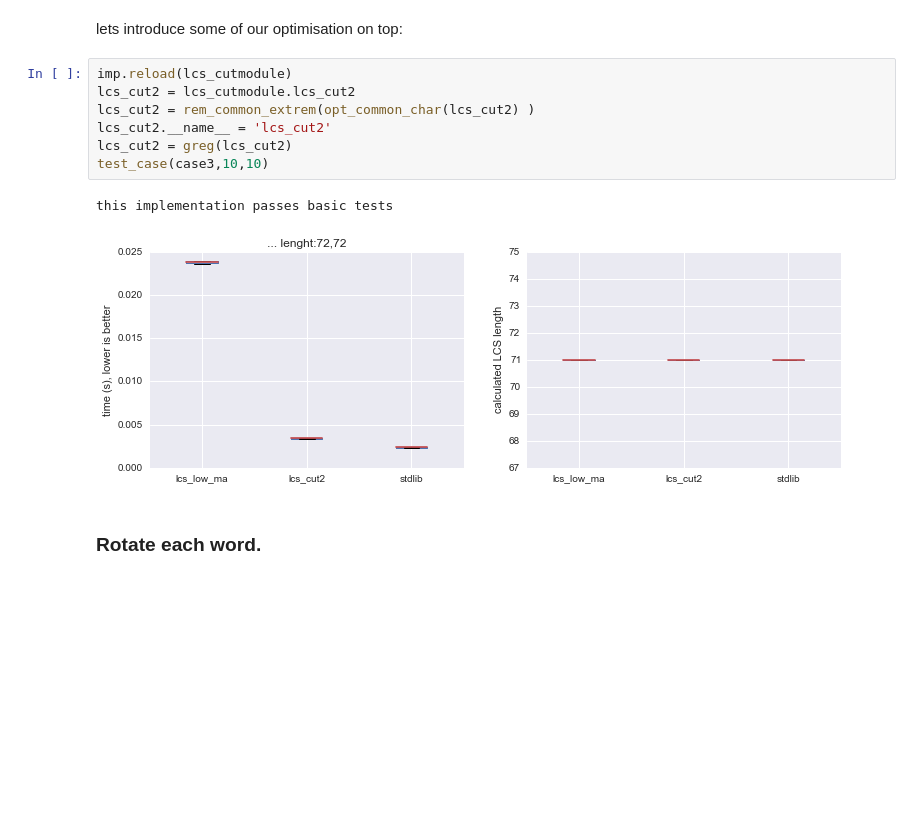
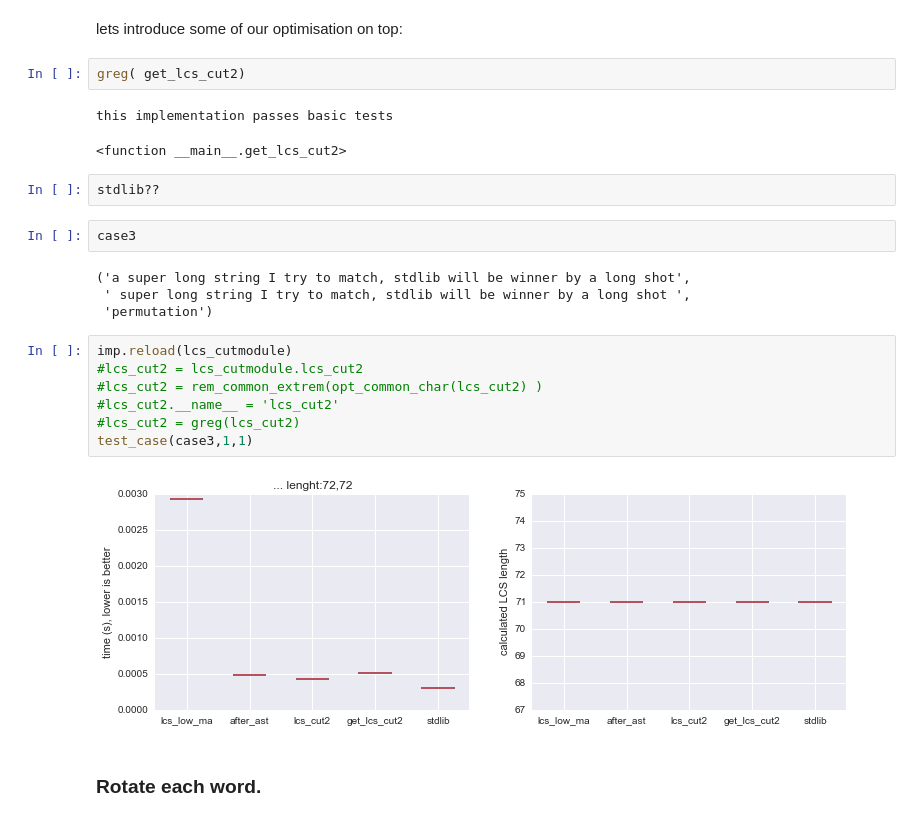
Before and after one commit to Carreau/difflib2.py, a Jupyter notebook: examples/difflib2.ipynb, the cells around one changed output. Saved outputs shown, nothing was run; the diff lists cells and outputs as text; blank space fills up the shorter version.

```diff
--- a/examples/difflib2.ipynb
+++ b/examples/difflib2.ipynb
@@ -526,16 +714,28 @@ del gdict['lcs_low_m']
 del gdict['lcs_cut']
 # %% [markdown]
 lets introduce some of our optimisation on  top:
+# %%
+greg( get_lcs_cut2)
+# %% [output]
+this implementation passes basic tests
+<function __main__.get_lcs_cut2>
+# %%
+stdlib??
+# %%
+case3
+# %% [output]
+('a super long string I try to match, stdlib will be winner by a long shot',
+ ' super long string I try to match, stdlib will be winner by a long shot ',
+ 'permutation')
 # %%
 imp.reload(lcs_cutmodule)
-lcs_cut2 = lcs_cutmodule.lcs_cut2
-lcs_cut2 = rem_common_extrem(opt_common_char(lcs_cut2) )
-lcs_cut2.__name__ = 'lcs_cut2'
-lcs_cut2 = greg(lcs_cut2)
-test_case(case3,10,10)
+#lcs_cut2 = lcs_cutmodule.lcs_cut2
+#lcs_cut2 = rem_common_extrem(opt_common_char(lcs_cut2) )
+#lcs_cut2.__name__ = 'lcs_cut2'
+#lcs_cut2 = greg(lcs_cut2)
+test_case(case3,1,1)
 # %% [output]
-this implementation passes basic tests
-[figure, old version]
+[figure, new version]
 # %% [markdown]
 ### Rotate each word.
 # %% [markdown]
```
Also changed, not shown: parts of 56 cells of this notebook, 8 other files.
